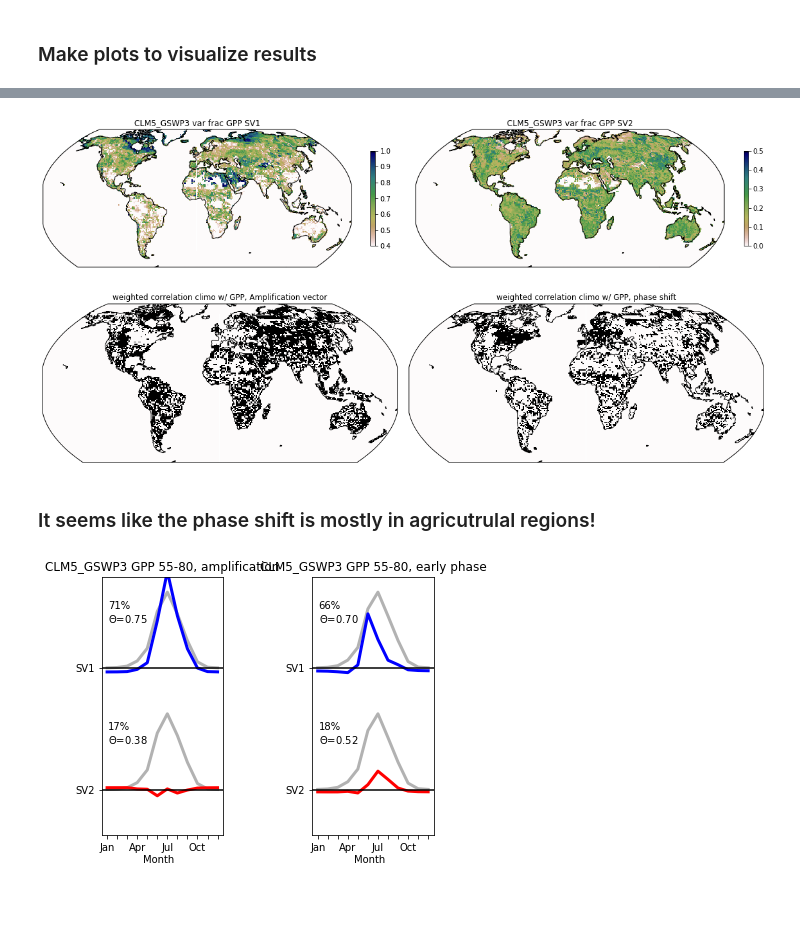
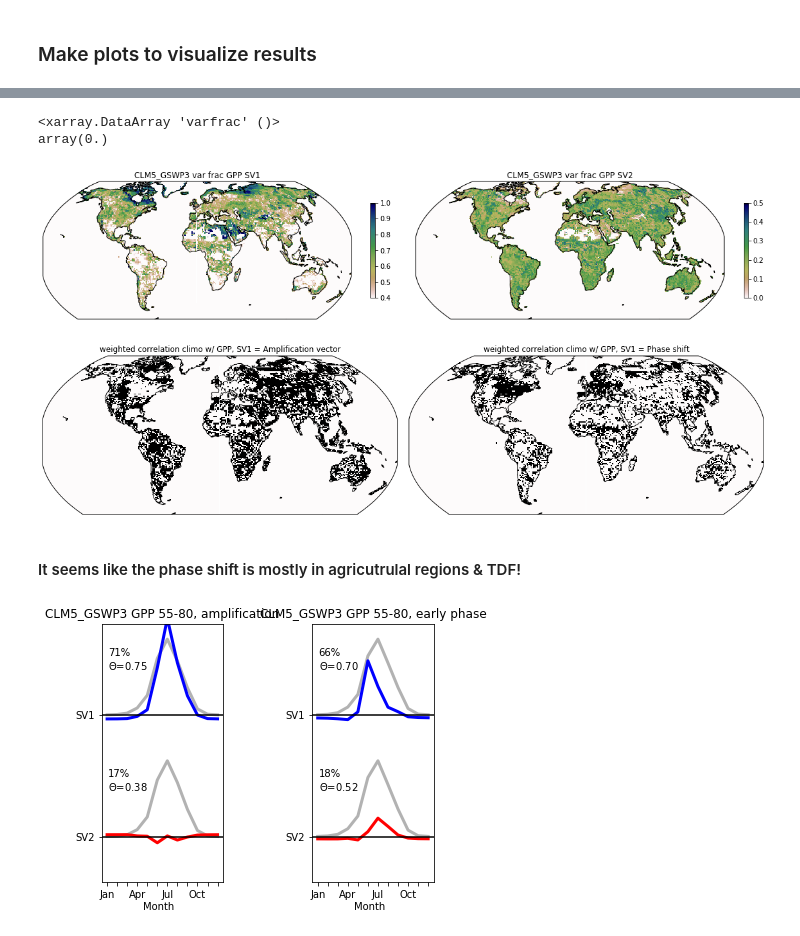
Before and after one commit to NCAR/ctsm_python_gallery, a Jupyter notebook: notebooks/MonthlySVD.ipynb, the cells around one changed output, grey strips where cells are left out. Saved outputs shown, nothing was run; the diff lists cells and outputs as text; code cells hidden in the pictures; blank space fills up the shorter version.

```diff
--- a/notebooks/MonthlySVD.ipynb
+++ b/notebooks/MonthlySVD.ipynb
@@ -963,7 +757,7 @@ TypeError: __init__() got an unexpected keyword argument 'subplot_kws'
 # %%
 # just look at fraction of variance explained for each vector
 # TODO is there some meaningful way to visualize information on the magnitude of each vector
-#   regionally or among models?, maybe this is with the regional plots, or as a zonal mean plot?
+# regionally or among models?, maybe this is with the regional plots, or as a zonal mean plot?
 vmax = 1.
 vmin = 0.4
 lat = svd0.lat.values
@@ -989,36 +783,39 @@ ax2.coastlines()
 ax2.set_title(model[0]+' var frac '+var[0]+' SV2')
 ax2.set_extent([-180,180,-65,80],crs=ccrs.PlateCarree())
 fig.tight_layout();
+print(svd0.varfrac[0,:,:].min() )
 # %% [output]
+<xarray.DataArray 'varfrac' ()>
+array(0.)
 [figure]
 # %%
 # Mask values to isolate regions with amplificaiton vs. phase shift (early green-up)?
 GPP_climo_mask1 = xr.ufuncs.fabs(GPPw_0) >= xr.ufuncs.fabs(GPPw_1)
 GPP_climo_mask2 = xr.ufuncs.fabs(GPPw_1) > xr.ufuncs.fabs(GPPw_0)
 fig = plt.figure(figsize=(16,20))
 
 ax1 = fig.add_subplot(1,2,1,projection=ccrs.Robinson())
 im1 = ax1.pcolormesh(lon,lat,GPP_climo_mask1.values[:,:],
                      transform=ccrs.PlateCarree(),
                      vmax=vmax,vmin=vmin,cmap='gist_earth_r')
 #fig.colorbar(im1,ax=ax1,shrink=0.07,label='')
 ax1.coastlines()
-ax1.set_title('weighted correlation climo w/ GPP, Amplification vector')
+ax1.set_title('weighted correlation climo w/ GPP, SV1 = Amplification vector')
 ax1.set_extent([-180,180,-65,80],crs=ccrs.PlateCarree())
 
 ax2 = fig.add_subplot(1,2,2,projection=ccrs.Robinson())
 im2 = ax2.pcolormesh(lon,lat,GPP_climo_mask2.values[:,:],
                      transform=ccrs.PlateCarree(),
                      vmax=vmax,vmin=vmin,cmap='gist_earth_r')
 #fig.colorbar(im2,ax=ax2,shrink=0.07,label='')
 ax2.coastlines()
-ax2.set_title('weighted correlation climo w/ GPP, phase shift')
+ax2.set_title('weighted correlation climo w/ GPP, SV1 = Phase shift')
 ax2.set_extent([-180,180,-65,80],crs=ccrs.PlateCarree());
 fig.tight_layout();
 # %% [output]
-[figure, old version]
+[figure, new version]
 # %% [markdown]
-### It seems like the phase shift is mostly in agricutrulal regions!
+#### It seems like the phase shift is mostly in agricutrulal regions & TDF!
 # %%
 # calculate mean annual cycle and mean SV1 and SV2 for different regions
 # TODO, This may be more efficient in a loop with different lists of lat-lon regions to focus on.
```
Also changed, not shown: parts of 41 cells of this notebook.
